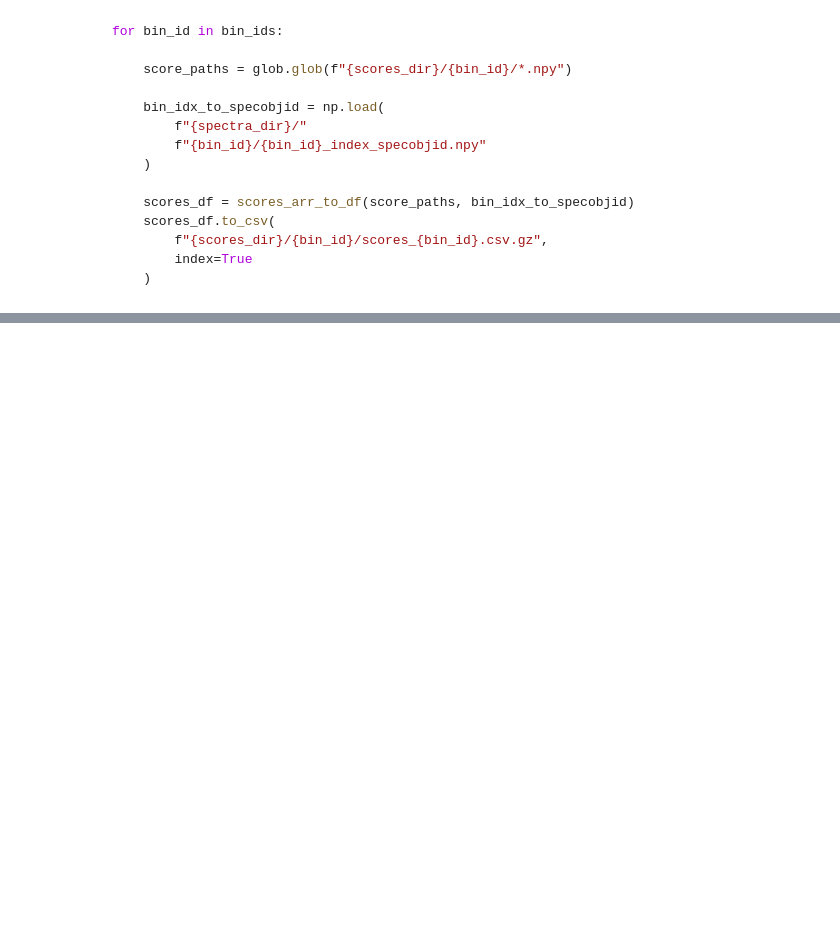
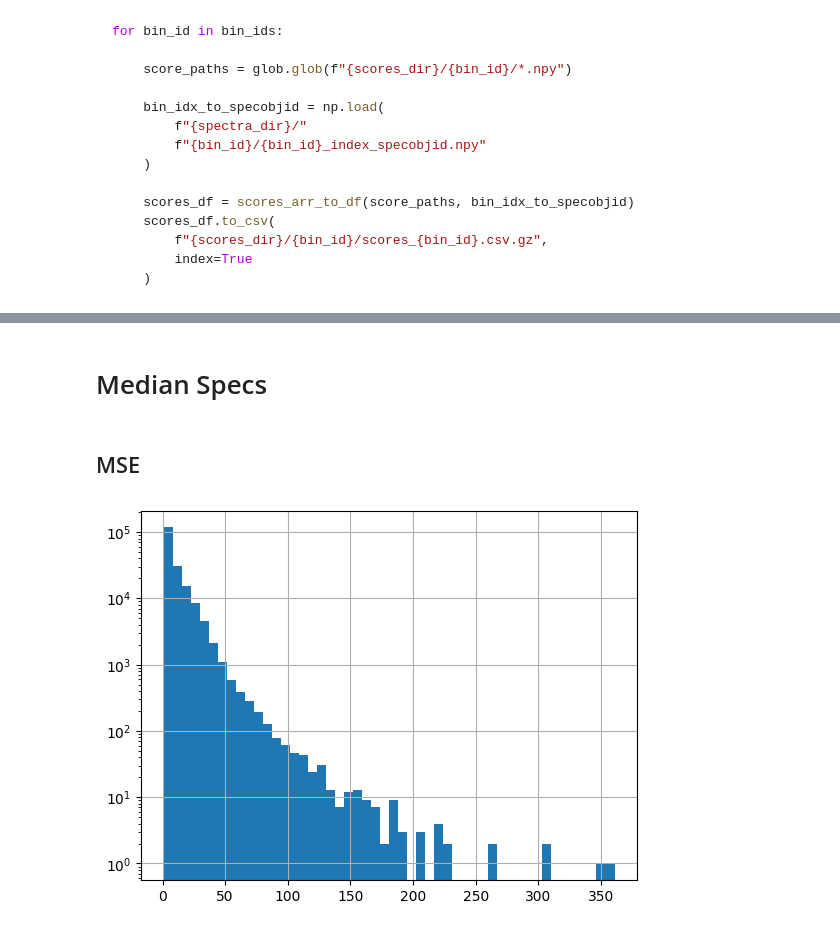
Before and after one commit to ed-ortizm/anomaly, a Jupyter notebook: thesis/01_scores.ipynb, the cells around one changed output, grey strips where cells are left out. Cells and saved outputs as stored; diff of their text form; code cells hidden in the pictures; blank space fills up the shorter version.

```diff
--- a/thesis/01_scores.ipynb
+++ b/thesis/01_scores.ipynb
@@ -80,0 +127,6 @@ for bin_id in bin_ids:
+# %%
+bin_id = 'bin_03'
+score_03_df = pd.read_csv(
+    f"{scores_dir}/{bin_id}/scores_{bin_id}.csv.gz",
+    index_col='specobjid'
+)
@@ -80,0 +195,9 @@ for bin_id in bin_ids:
+# %% [markdown]
+# Median Specs
+# %% [markdown]
+## MSE
+# %%
+score_03_df.mse.hist(bins=50)
+plt.yscale('log')
+# %% [output]
+[figure, added]
```
Also changed, not shown: parts of 17 cells of this notebook.
